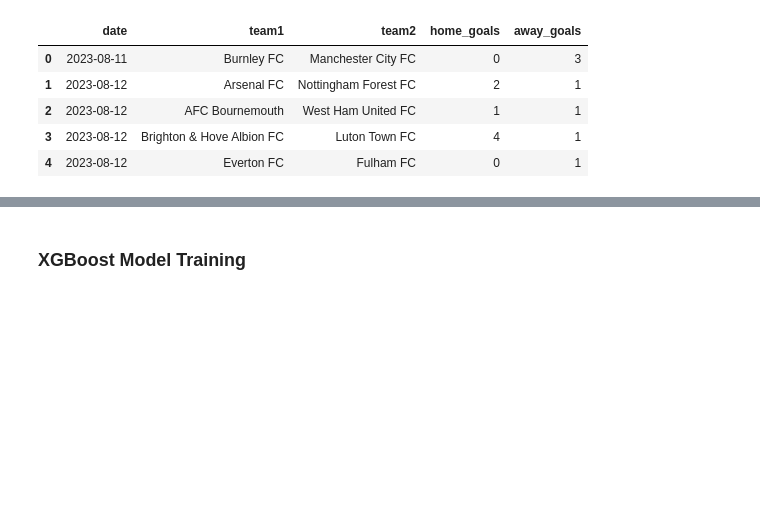
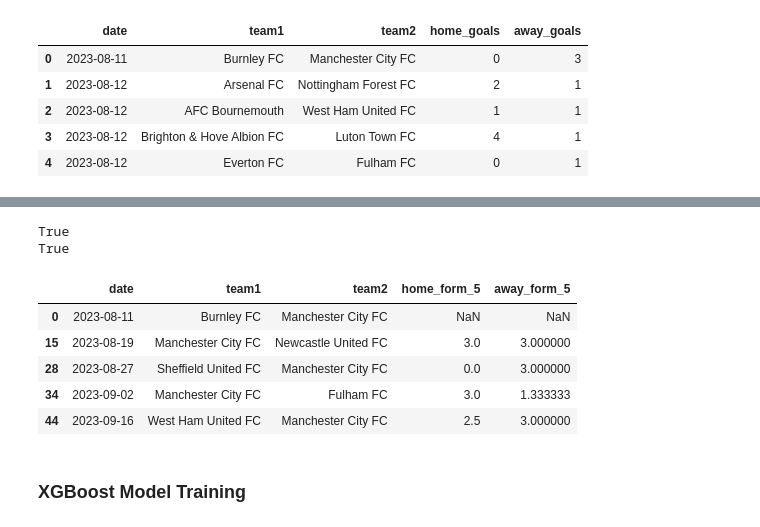
Before and after one commit to Pyrokinetic3/soccer-predictor, a Jupyter notebook: exploration.ipynb, the cells around one changed output, grey strips where cells are left out. Drawn from its saved outputs; the diff is of its cells as text; code cells hidden in the pictures; blank space fills up the shorter version.

Commit message:
Added two new columns to the table that track each teams average points won over their last five games to keep track of recent form

```diff
--- a/exploration.ipynb
+++ b/exploration.ipynb
@@ -127,3 +133,56 @@ True
+# %%
+# Creates a dictionary with a list containing the points won from each match for every team in chronological order
+match_history = {team:[] for team in teams}
+
+def points_won(home_goals, away_goals):
+    # Returns the number of points won from a match
+    if home_goals > away_goals:
+        return (3, 0)
+    elif home_goals == away_goals:
+        return (1, 1)
+    elif home_goals < away_goals:
+        return (0, 3)
+
+home_pre_match_average = []
+away_pre_match_average = []
+
+for match in matches.itertuples(index=False):
+    # Records the points won for every team in every match in chronological order
+    # Keeps a running point average of the last five games played by each team
+    home_team = match.team1
+    away_team = match.team2
+    if match_history[home_team]:
+        home_pre_match_average.append(np.mean(match_history[home_team][-5:]))
+    else:
+        home_pre_match_average.append(np.nan)
+    if match_history[away_team]:
+        away_pre_match_average.append(np.mean(match_history[away_team][-5:]))
+    else:
+        away_pre_match_average.append(np.nan)
+    match_history[home_team].append(points_won(match.home_goals, match.away_goals)[0])
+    match_history[away_team].append(points_won(match.home_goals, match.away_goals)[1])
+
+# Check to ensure that column lengths match before adding to the matches DataFrame
+print(len(home_pre_match_average) == len(matches))
+print(len(away_pre_match_average) == len(matches))
+
+matches['home_form_5'] = home_pre_match_average
+matches['away_form_5'] = away_pre_match_average
+
+matches.loc[
+    (matches['team1'] == 'Manchester City FC') |
+    (matches['team2'] == 'Manchester City FC'),
+    ['date', 'team1', 'team2', 'home_form_5', 'away_form_5']
+].head()
+# %% [output]
+True
+True
+|  | date | team1 | team2 | home_form_5 | away_form_5 |
+| 0 | 2023-08-11 | Burnley FC | Manchester City FC | NaN | NaN |
+| 15 | 2023-08-19 | Manchester City FC | Newcastle United FC | 3.0 | 3.000000 |
+| 28 | 2023-08-27 | Sheffield United FC | Manchester City FC | 0.0 | 3.000000 |
+| 34 | 2023-09-02 | Manchester City FC | Fulham FC | 3.0 | 1.333333 |
+| 44 | 2023-09-16 | West Ham United FC | Manchester City FC | 2.5 | 3.000000 |
 # %% [markdown]
 ### XGBoost Model Training
 # %%
```
Also changed, not shown: parts of 1 cell of this notebook.
